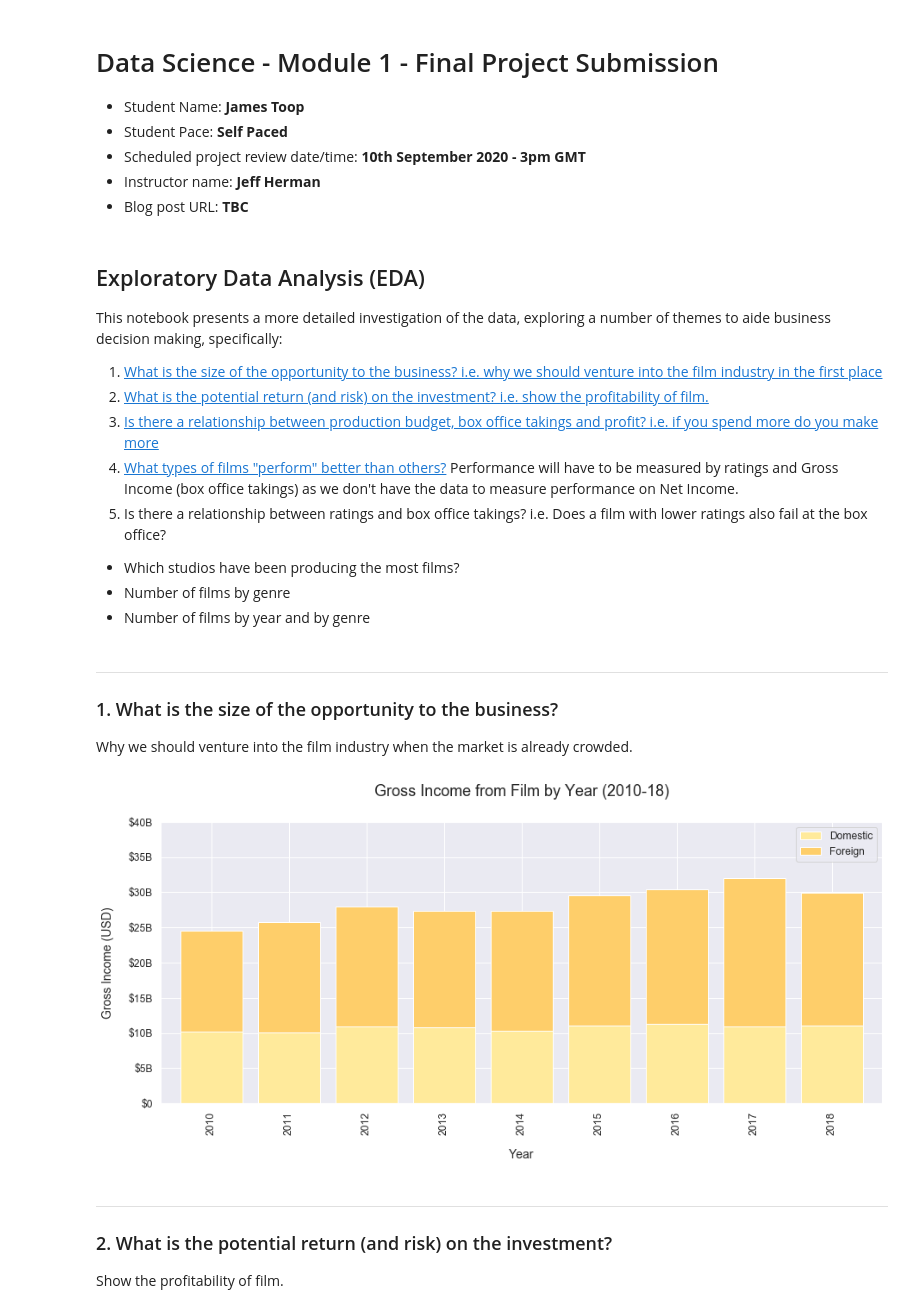
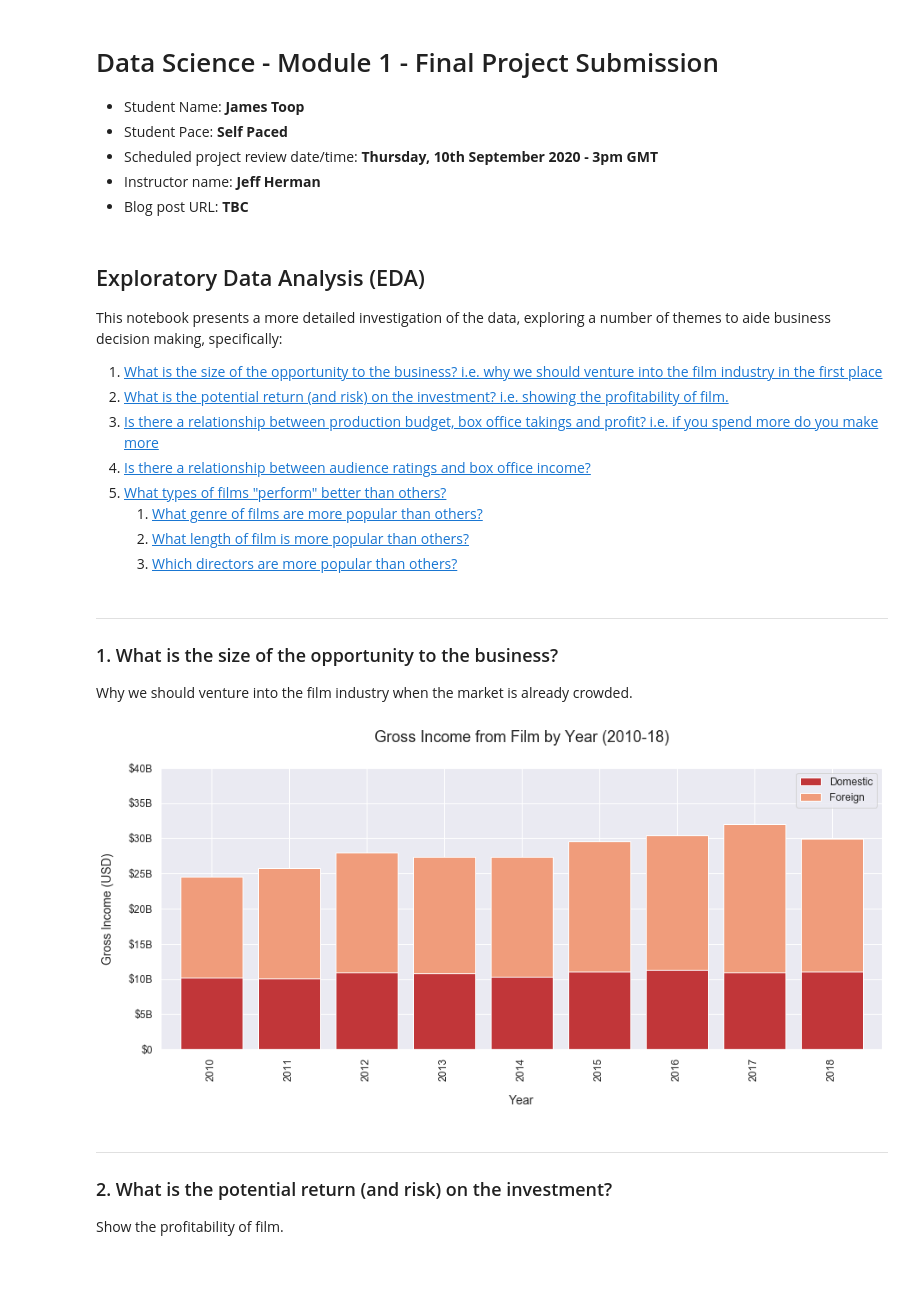
Before and after one commit to toopster/dsc-mod-1-project-v2-1-online-ds-sp-000, a Jupyter notebook: exploration.ipynb, the cells around one changed output. Drawn from its saved outputs; the diff is of its cells as text; code cells hidden in the pictures; blank space fills up the shorter version.

```diff
--- a/exploration.ipynb
+++ b/exploration.ipynb
@@ -3,7 +3,7 @@
 
 * Student Name: **James Toop**
 * Student Pace: **Self Paced**
-* Scheduled project review date/time: **10th September 2020 - 3pm GMT**
+* Scheduled project review date/time: **Thursday, 10th September 2020 - 3pm GMT**
 * Instructor name: **Jeff Herman**
 * Blog post URL: **TBC**
 # %% [markdown]
@@ -12,15 +12,13 @@
 This notebook presents a more detailed investigation of the data, exploring a number of themes to aide business decision making, specifically:
 
 1. [What is the size of the opportunity to the business? i.e. why we should venture into the film industry in the first place](#q1)
-2. [What is the potential return (and risk) on the investment? i.e. show the profitability of film.](#q2)
+2. [What is the potential return (and risk) on the investment? i.e. showing the profitability of film.](#q2)
 3. [Is there a relationship between production budget, box office takings and profit? i.e. if you spend more do you make more](#q3)
-4. [What types of films "perform" better than others?](#q4) Performance will have to be measured by ratings and Gross Income (box office takings) as we don't have the data to measure performance on Net Income.
-5. Is there a relationship between ratings and box office takings? i.e. Does a film with lower ratings also fail at the box office?
-
-
-* Which studios have been producing the most films?
-* Number of films by genre
-* Number of films by year and by genre
+4. [Is there a relationship between audience ratings and box office income?](#q4)
+5. [What types of films "perform" better than others?](#q5)
+    1. [What genre of films are more popular than others?](#q5a)
+    2. [What length of film is more popular than others?](#q5b)
+    3. [Which directors are more popular than others?](#q5c)
 # %%
 # Import the relevant libraries
 import pandas as pd
@@ -30,6 +28,10 @@ import sqlite3
 import matplotlib
 import matplotlib.pyplot as plt
 %matplotlib inline
+
+# Set styles and color palette for Seaborn
+sns.set(font_scale=1.1)
+sns.set_palette(sns.color_palette('RdBu'))
 # %% [markdown]
 ---
 
@@ -55,38 +57,36 @@ df_bom[['year']] = df_bom[['year']].astype(str)
 #  - Star Wars: The Force Awakens
 #  - Furious 7
 #  - Avengers: Infinity War
 
 df_bom.loc[df_bom.title.isin(['The Fate of the Furious',
                               'Jurassic World',
                               'Star Wars: The Force Awakens',
                               'Furious 7',
                               'Avengers: Infinity War'
                              ]) & (df_bom.foreign_gross < 1e6), 'foreign_gross'] = df_bom['foreign_gross'] * 1e6
 
 
 # Handle any potential duplicates within the dataset based on film title and studio and sort by year
 
 df_bom = df_bom.sort_values('year').drop_duplicates(subset=['title', 'studio'])
 
 
 # Creating our first plot looking at Gross Income from Film year-on-year
-sns.set(font_scale=1.1)
-sns.set_palette(sns.color_palette('YlOrRd'))
 
 existing_yvalues = [0,0.5e10,1e10,1.5e10,2e10,2.5e10,3e10,3.5e10,4e10]
 readable_yvalues = ['$0','$5B','$10B','$15B','$20B','$25B','$30B','$35B','$40B']
-chart_data = df_bom[['year','domestic_gross','foreign_gross']].set_index('year').groupby('year').sum()
-chart_data.plot(kind='bar', stacked=True, figsize=(15,6), width=0.8)
+q1_chart_data = df_bom[['year','domestic_gross','foreign_gross']].set_index('year').groupby('year').sum()
+q1_chart_data.plot(kind='bar', stacked=True, figsize=(15,6), width=0.8)
 plt.ylim(0,4e10)
 plt.yticks(existing_yvalues, readable_yvalues)
 plt.title('Gross Income from Film by Year (2010-18)', fontsize=18, pad=30)
 plt.xlabel('Year', fontsize=14, labelpad=16)
 plt.ylabel('Gross Income (USD)', fontsize=14, labelpad=16)
 plt.legend(['Domestic','Foreign'])
 
 plt.show()
 # %% [output]
-[figure, old version]
+[figure, new version]
 # %% [markdown]
 ---
 
```
Also changed, not shown: parts of 16 cells of this notebook, 1 other file.
